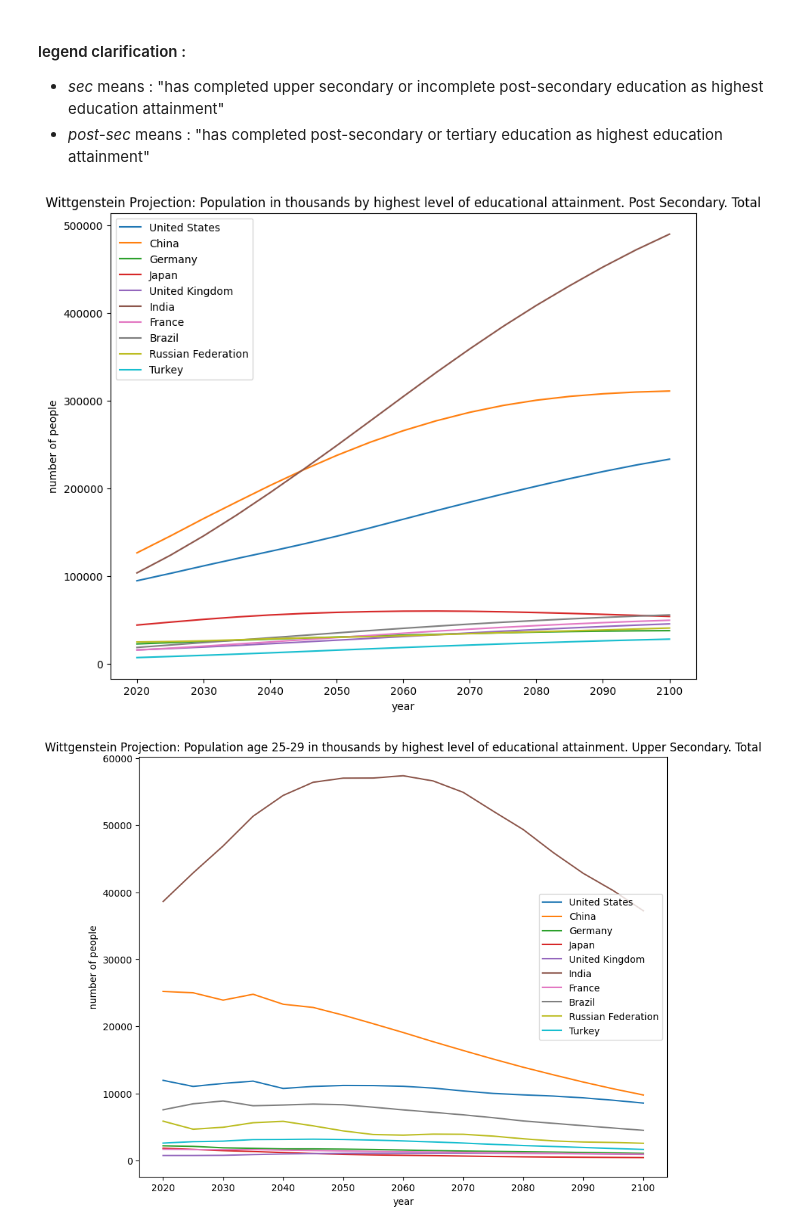
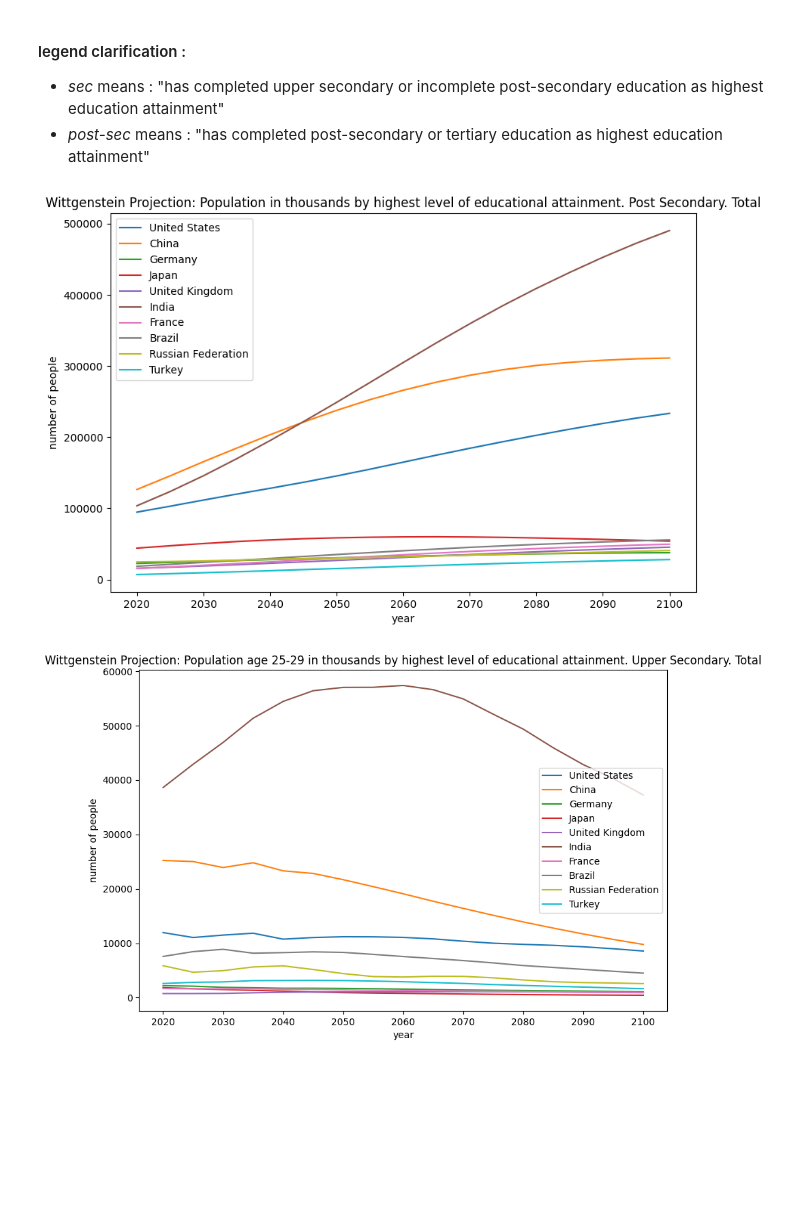
Before and after one commit to JulienfLeBoucher/OC_Edtech, a Jupyter notebook: LE-BOUCHER_Julien_1_notebook_122022.ipynb, the cells around one changed output. Drawn from its saved outputs; the diff is of its cells as text; code cells hidden in the pictures; blank space fills up the shorter version.

```diff
--- a/LE-BOUCHER_Julien_1_notebook_122022.ipynb
+++ b/LE-BOUCHER_Julien_1_notebook_122022.ipynb
@@ -1884,3 +1908,18 @@ synth = synth.loc[~synth.potential_clients.isnull()]
 synth.shape
 # %% [output]
 (197, 1)
+# %%
+synth = synth.sort_values('potential_clients', ascending=False)
+
+# Plotting top 20
+plt.figure(figsize=(10,6))
+top20 = (synth.loc[:, 'potential_clients']
+         .sort_values(ascending=False)
+         .iloc[:20])
+top20 = top20 / 1e6 # In millions
+top20.plot(kind='barh', fontsize=16)
+plt.xlabel('Number of potential clients, in millions', fontsize=16)
+plt.ylabel('')
+# plt.xticks(rotation=70)
+plt.title('potential clients in millions per country, top 20',
+          fontsize=20)
@@ -2336,0 +2360,3 @@ synth.tail(50)
+# %%
+synth.pop('education_consideration')
+synth.tail(20)
@@ -2567,11 +2657,13 @@ cols_num = [2, 3, 4]
 cols = [synth_score2.columns[n] for n in cols_num]
 dfs = [synth_score2.loc[:, col] for col in cols]
 df = pd.concat(dfs, axis=1)
+
 # scaling between 0 and 1 for each columns.
 # Indeed, max() and min() default to axis='index'.
 dfn = (df-df.min()) / (df.max()-df.min())
+
 # Adding previous relevant info
-cols_num = [1, 8, 7, 0]
+cols_num = [1, 7, 6, 0]
 cols = [synth_score2.columns[n] for n in cols_num]
 dfs = [dfn]
 dfs2 = [df]
@@ -2580,6 +2672,7 @@ for col in cols:
     dfs2.append(synth_score2.loc[:, col])
 dfn = pd.concat(dfs, axis=1)
 df = pd.concat(dfs2, axis=1)
+
 # Creating a score similar to score 2 but after scaling.
 dfn['score3'] = dfn.potential_clients * dfn.gdp_ppp * dfn.access_to_technology
 # # For fun, computing mean without weights.
@@ -2639,9 +2732,10 @@ score2 and score3 are quite similar (in shape). Top countries stands out a bit m
 
 I will conclude based on score2 which, from a total personal point of view, appears to be the best advisor.
 # %%
-# For percentages reasoning from the 10th country in score2
+# Comparisons to the well-know market of France.
 df = df.sort_values('score2', ascending=False)
-df['score2_Turkey_ref'] = df.score2 / df.loc['Turkey', 'score2']
-df.score2_Turkey_ref.head(20)
+df['score2_France_ref'] = df.score2 / df.loc['France', 'score2']
+top20_France_ratio = df.score2_France_ref.iloc[:20]
+top20_France_ratio
 # %% [output]
 Country Name
@@ -2832,20 +2933,20 @@ for country in countries:
 - *post-sec* means : "has completed post-secondary or tertiary education as highest education attainment"
 # %%
 for ind in indicators:
-    plt.figure(figsize=(10,8))
+    plt.figure(figsize=(10,6.5))
     for country in countries:
         y = witt.loc[(witt['Indicator Name'] == ind)
                      & (witt['Country Name'] == country),
                      '2020':'2100'].values[0]
 
         plt.plot(x, y)
         # mapping is not even needed here, because the plot
         # order follows the order in indicators with the loop.
         plt.legend(countries)
         plt.xlabel('year')
         plt.ylabel('number of people')
     plt.title(f"{ind}")
     plt.show()
 # %% [output]
-[figure, old version]
+[figure, new version]
-[figure, old version]
+[figure, new version]
```
Also changed, not shown: parts of 29 cells of this notebook, 2 other files.
